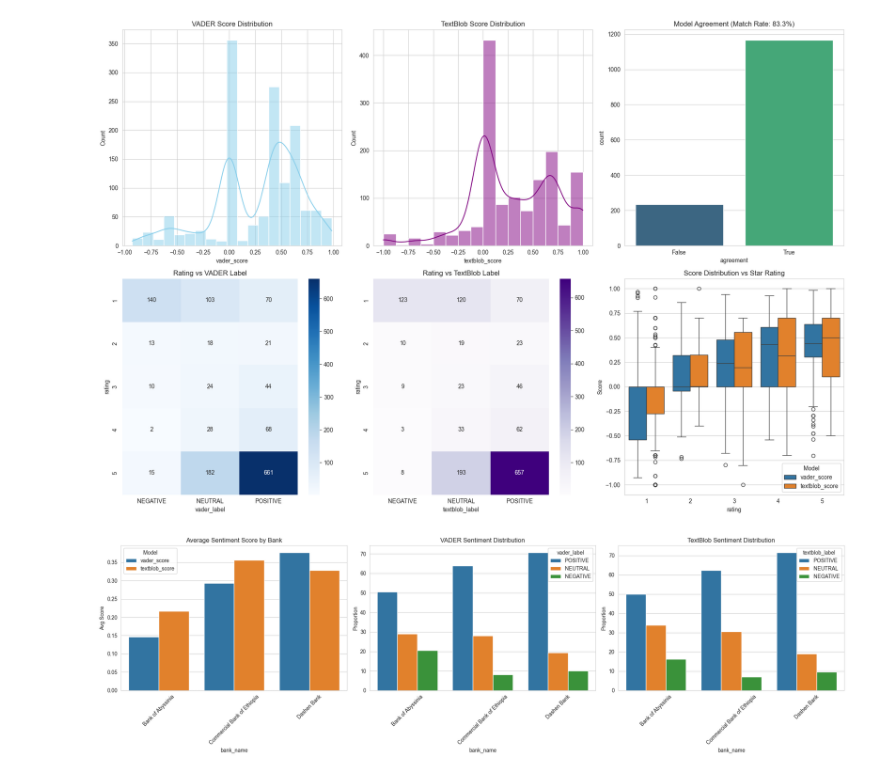
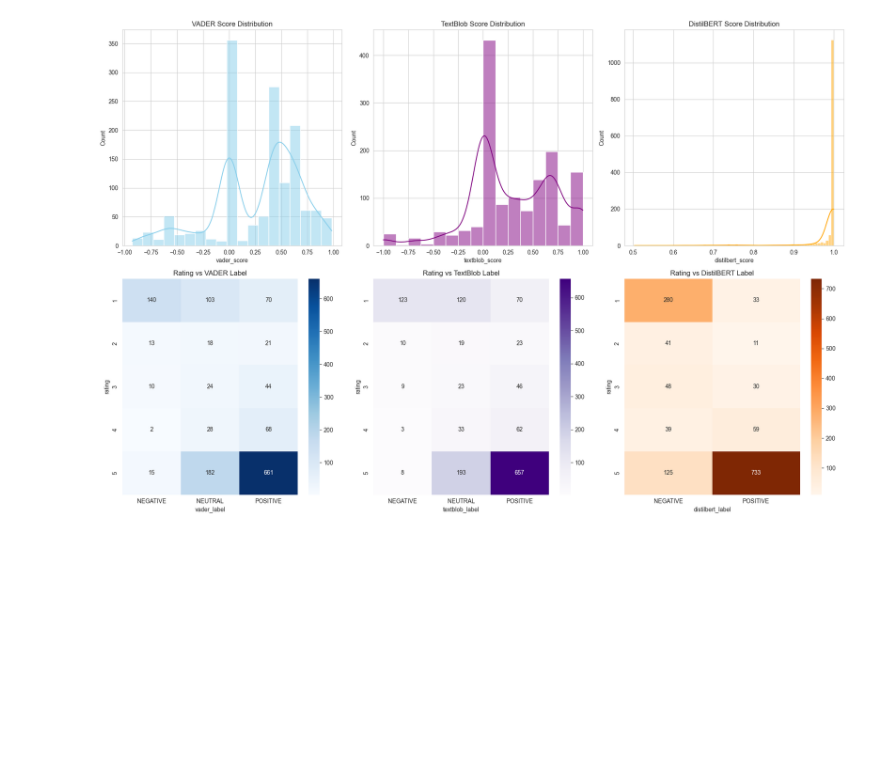
Before and after one commit to AdeyAmare/customer-experience-analytics, a Jupyter notebook: notebooks/sentiment_analysis.ipynb, the cells around one changed output. Drawn from its saved outputs; the diff is of its cells as text; code cells hidden in the pictures; blank space fills up the shorter version.

```diff
--- a/notebooks/sentiment_analysis.ipynb
+++ b/notebooks/sentiment_analysis.ipynb
@@ -44,83 +67,39 @@ Name: count, dtype: int64
 # %%
 # -------------------------------
-# 1. Model Diagnostics
+# 1. Model Diagnostics (including DistilBERT)
 # -------------------------------
 fig, axes = plt.subplots(2, 3, figsize=(18, 12))
 
 # Ensure columns exist
-for col in ["vader_score", "textblob_score", "vader_label", "textblob_label", "rating"]:
+for col in ["vader_score", "textblob_score", "distilbert_score",
+            "vader_label", "textblob_label", "distilbert_label", "rating"]:
     if col not in df.columns:
         raise ValueError(f"Column '{col}' not found in df")
 
 # VADER histogram
 sns.histplot(df["vader_score"], kde=True, color="skyblue", ax=axes[0,0])
 axes[0,0].set_title("VADER Score Distribution")
 
 # TextBlob histogram
 sns.histplot(df["textblob_score"], kde=True, color="purple", ax=axes[0,1])
 axes[0,1].set_title("TextBlob Score Distribution")
 
-# Agreement
-df["agreement"] = df["vader_label"] == df["textblob_label"]
-sns.countplot(x="agreement", hue="agreement", data=df, palette="viridis", ax=axes[0,2])
-axes[0,2].set_title(f"Model Agreement (Match Rate: {df['agreement'].mean():.1%})")
-axes[0,2].legend_.remove()  # remove duplicate legend
+# DistilBERT histogram
+sns.histplot(df["distilbert_score"], kde=True, color="orange", ax=axes[0,2])
+axes[0,2].set_title("DistilBERT Score Distribution")
 
-# Heatmaps
+# Heatmaps for labels
 sns.heatmap(pd.crosstab(df["rating"], df["vader_label"]), annot=True, fmt="d", cmap="Blues", ax=axes[1,0])
 axes[1,0].set_title("Rating vs VADER Label")
 
 sns.heatmap(pd.crosstab(df["rating"], df["textblob_label"]), annot=True, fmt="d", cmap="Purples", ax=axes[1,1])
 axes[1,1].set_title("Rating vs TextBlob Label")
 
-# Boxplot: Score vs Rating
-melted = df.melt(id_vars="rating", value_vars=["vader_score", "textblob_score"], var_name="Model", value_name="Score")
-sns.boxplot(x="rating", y="Score", hue="Model", data=melted, ax=axes[1,2])
-axes[1,2].set_title("Score Distribution vs Star Rating")
+sns.heatmap(pd.crosstab(df["rating"], df["distilbert_label"]), annot=True, fmt="d", cmap="Oranges", ax=axes[1,2])
+axes[1,2].set_title("Rating vs DistilBERT Label")
+
 
 plt.tight_layout()
 plt.show()
-
-
-# -------------------------------
-# 2. Bank Sentiment
-# -------------------------------
-fig, axes = plt.subplots(1, 3, figsize=(20, 6))  # three plots: Avg, VADER, TextBlob
-
-# 1️⃣ Average score per bank
-bank_avg = df.groupby("bank_name")[["vader_score", "textblob_score"]].mean().reset_index()
-bank_melt = bank_avg.melt(id_vars="bank_name", var_name="Model", value_name="Avg Score")
-sns.barplot(x="bank_name", y="Avg Score", hue="Model", data=bank_melt, ax=axes[0])
-axes[0].set_title("Average Sentiment Score by Bank")
-axes[0].axhline(0, color="gray", linestyle="--", linewidth=0.8)
-axes[0].tick_params(axis='x', rotation=45)
-
-# 2️⃣ VADER sentiment proportions
-vader_props = (
-    df.groupby("bank_name")["vader_label"]
-    .value_counts(normalize=True)
-    .mul(100)
-    .rename("Proportion")
-    .reset_index()
-)
-sns.barplot(x="bank_name", y="Proportion", hue="vader_label", data=vader_props, ax=axes[1])
-axes[1].set_title("VADER Sentiment Distribution")
-axes[1].tick_params(axis='x', rotation=45)
-
-# 3️⃣ TextBlob sentiment proportions
-tb_props = (
-    df.groupby("bank_name")["textblob_label"]
-    .value_counts(normalize=True)
-    .mul(100)
-    .rename("Proportion")
-    .reset_index()
-)
-sns.barplot(x="bank_name", y="Proportion", hue="textblob_label", data=tb_props, ax=axes[2])
-axes[2].set_title("TextBlob Sentiment Distribution")
-axes[2].tick_params(axis='x', rotation=45)
-
-plt.tight_layout()
-plt.show()
 # %% [output]
-[figure, old version]
+[figure, new version]
-[figure, removed]
```
Also changed, not shown: parts of 5 cells of this notebook, 3 other files.
